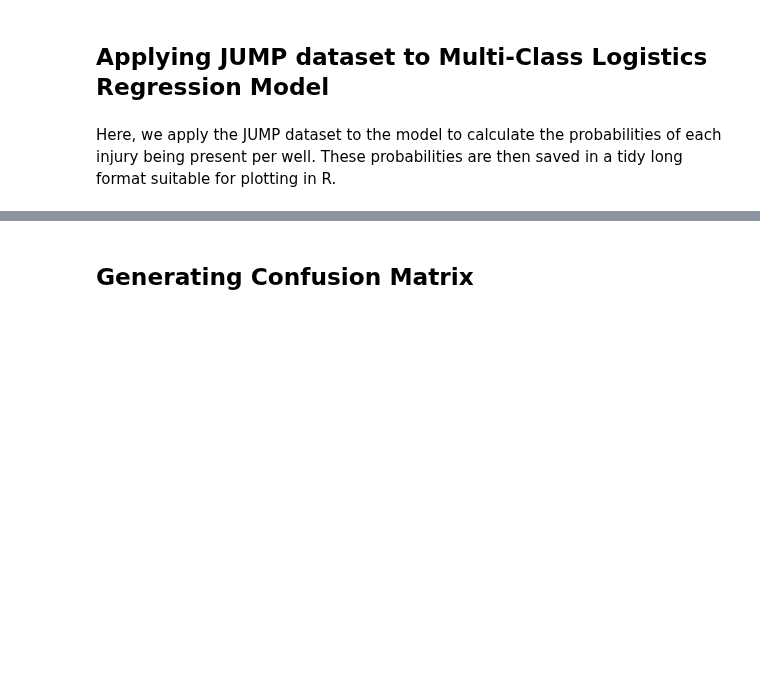
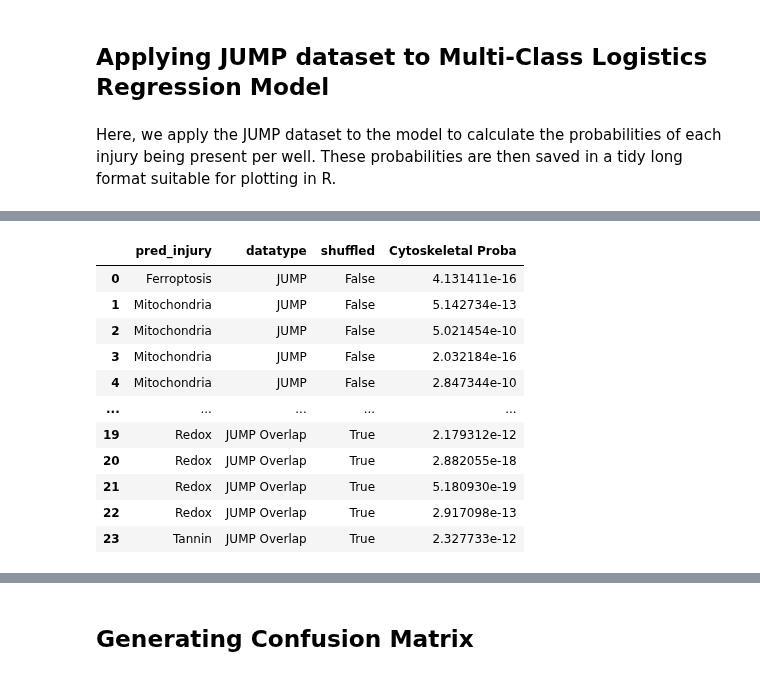
Before and after one commit to WayScience/Cytotoxic-Nuisance-Metadata-Analysis, a Jupyter notebook: notebooks/3.jump-analysis/3.jump_analysis.ipynb, the cells around one changed output, grey strips where cells are left out. Cells and saved outputs as stored; diff of their text form; code cells hidden in the pictures; blank space fills up the shorter version.

```diff
--- a/notebooks/3.jump-analysis/3.jump_analysis.ipynb
+++ b/notebooks/3.jump-analysis/3.jump_analysis.ipynb
@@ -256,6 +256,14 @@ well_counts_df
 | 1 | IAZDPXIOMUYVGZ-UHFFFAOYSA-N | 1522 | 0 | control | DMSO |
 | 2 | MJVAVZPDRWSRRC-UHFFFAOYSA-N | 23 | 6 | redox | Menadione |
 | 3 | YPHMISFOHDHNIV-FSZOTQKASA-N | 24 | 5 | miscellaneous | Cycloheximide |
+# %%
+# this is our pseudo ground truth since this compound is also found in the cell-injury dataset
+jump_cyto_injury_df = shared_jump_df.loc[
+    shared_jump_df["Metadata_InChIKey"] == "IAKHMKGGTNLKSZ-INIZCTEOSA-N"
+]
+
+# updating the shared_jump_df by removing the pseudo ground truth entries
+shared_jump_df = shared_jump_df.drop(index=jump_cyto_injury_df.index, inplace=False)
 # %% [markdown]
 Finally we save the shared_treaments_df as a csv.gz file.
 # %%
@@ -271,10 +279,10 @@ shared_treat_jump_df.to_csv(
 # split the data
 aligned_meta_cols, aligned_feature_cols = split_meta_and_features(shared_jump_df)
 
-# check if the feature space are the same
+gt_X = jump_cyto_injury_df[aligned_feature_cols]
 X = shared_jump_df[aligned_feature_cols]
 
-
+# check if the feature space are the same
 assert check_feature_order(
     ref_feat_order=shared_features, input_feat_order=X.columns.tolist()
 ), "Feature space are not identical"
@@ -345,0 +295,68 @@ tidy long format probability shape (584940, 4)
+# %%
+# cols to selected
+col_to_sel = ["pred_injury", "datatype", "shuffled"]
+# get all injury classes
+injury_classes = [injury_decoder[str(code)] for code in model.classes_.tolist()]
+
+# prediction probabilities on both non-shuffled and shuffled models
+y_pred = model.predict(X)
+gt_y_pred = model.predict(gt_X)
+
+y_proba = model.predict_proba(X)
+gt_y_proba = model.predict_proba(gt_X)
+
+shuffled_y_pred = shuffled_model.predict(X)
+shuffled_gt_y_pred = shuffled_model.predict(gt_X)
+
+shuffled_y_proba = shuffled_model.predict_proba(X)
+shuffled_gt_y_proba = shuffled_model.predict_proba(gt_X)
+
+# convert to pandas dataframe add prediction col
+y_proba_df = pd.DataFrame(y_proba)
+y_proba_df["pred_injury"] = y_pred.flatten()
+y_proba_df["datatype"] = "JUMP"
+y_proba_df["shuffled_model"] = False
+
+gt_y_proba_df = pd.DataFrame(gt_y_proba)
+gt_y_proba_df["pred_injury"] = gt_y_pred.flatten()
+gt_y_proba_df["datatype"] = "JUMP Overlap"
+gt_y_proba_df["shuffled_model"] = False
+
+shuffled_y_proba_df = pd.DataFrame(shuffled_y_proba)
+shuffled_y_proba_df["pred_injury"] = shuffled_y_pred.flatten()
+shuffled_y_proba_df["datatype"] = "JUMP"
+shuffled_y_proba_df["shuffled_model"] = True
+
+shuffled_gt_y_proba_df = pd.DataFrame(shuffled_gt_y_proba)
+shuffled_gt_y_proba_df["pred_injury"] = shuffled_gt_y_pred.flatten()
+shuffled_gt_y_proba_df["datatype"] = "JUMP Overlap"
+shuffled_gt_y_proba_df["shuffled_model"] = True
+
+# concatenate all prediction
+# update the predicted label columns to injury name
+all_proba_scores = pd.concat(
+    [y_proba_df, gt_y_proba_df, shuffled_y_proba_df, shuffled_gt_y_proba_df]
+)
+all_proba_scores.columns = [
+    injury_decoder[str(col_name)] for col_name in all_proba_scores.columns[0:15]
+] + col_to_sel
+all_proba_scores["pred_injury"] = all_proba_scores["pred_injury"].apply(
+    lambda injury_code: injury_decoder[str(injury_code)]
+)
+
+# next only select cytoskeletal probability scores
+cytoskeletal_proba_scores = all_proba_scores[col_to_sel + ["Cytoskeletal"]]
+cytoskeletal_proba_scores.rename(columns={"Cytoskeletal": "Cytoskeletal Proba"})
+# %% [output]
+|  | pred_injury | datatype | shuffled | Cytoskeletal Proba |
+| 0 | Ferroptosis | JUMP | False | 4.131411e-16 |
+| 1 | Mitochondria | JUMP | False | 5.142734e-13 |
+| 2 | Mitochondria | JUMP | False | 5.021454e-10 |
+| 3 | Mitochondria | JUMP | False | 2.032184e-16 |
+| 4 | Mitochondria | JUMP | False | 2.847344e-10 |
+| ... | ... | ... | ... | ... |
+| 19 | Redox | JUMP Overlap | True | 2.179312e-12 |
+| 20 | Redox | JUMP Overlap | True | 2.882055e-18 |
+| 21 | Redox | JUMP Overlap | True | 5.180930e-19 |
+| 22 | Redox | JUMP Overlap | True | 2.917098e-13 |
+| 23 | Tannin | JUMP Overlap | True | 2.327733e-12 |
```
Also changed, not shown: parts of 3 cells of this notebook, 11 other files.
